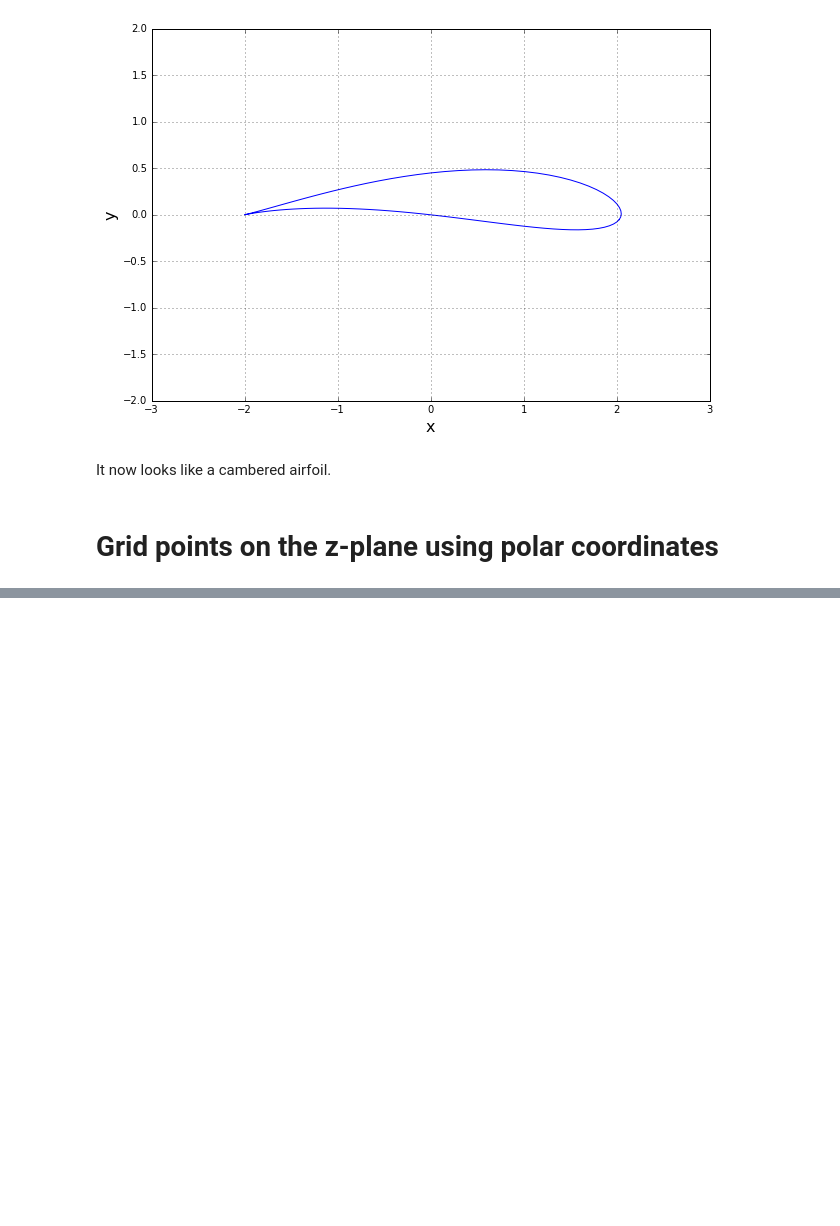
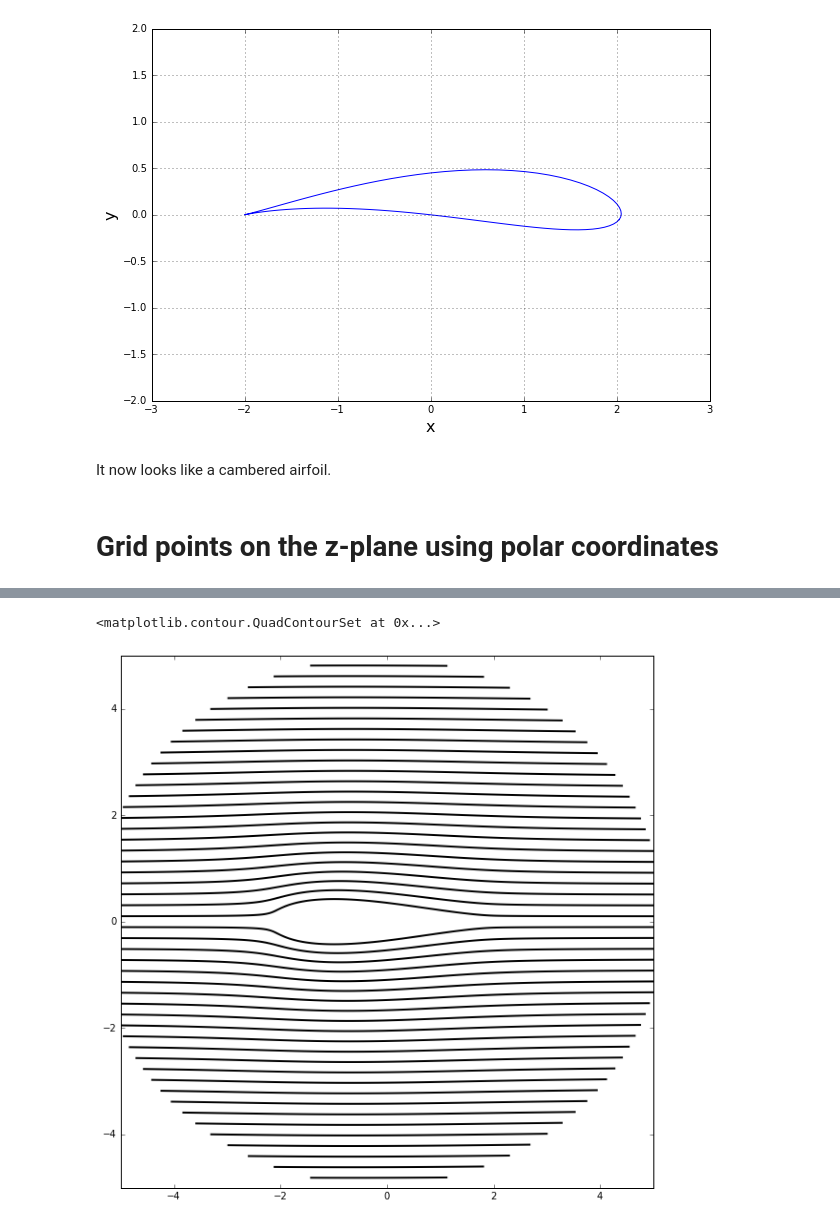
Before and after one commit to cinozeng/mae6226-work, a Jupyter notebook: HW2.ipynb, the cells around one changed output, grey strips where cells are left out. Cells and saved outputs as stored; diff of their text form; code cells hidden in the pictures; blank space fills up the shorter version.

```diff
--- a/HW2.ipynb
+++ b/HW2.ipynb
@@ -105,0 +194,10 @@ R, THETA = np.meshgrid(r, theta)
+# %%
+# plot the streamlines on xi plane
+size = 10
+pt.figure(figsize=(size, (y_end-y_start)/(x_end-x_start)*size))
+pt.xlim(x_start, x_end)
+pt.ylim(y_start, y_end)
+pt.contour(xi.real, xi.imag, psi, levels = np.linspace(-10,10,100), colors='Black', linewidths=2, linestyles='solid')
+# %% [output]
+<matplotlib.contour.QuadContourSet at 0x...>
+[figure, added]
```
Also changed, not shown: parts of 10 cells of this notebook.
